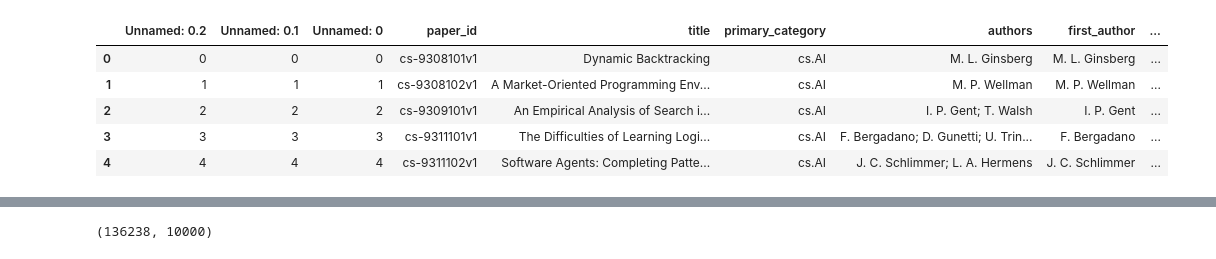
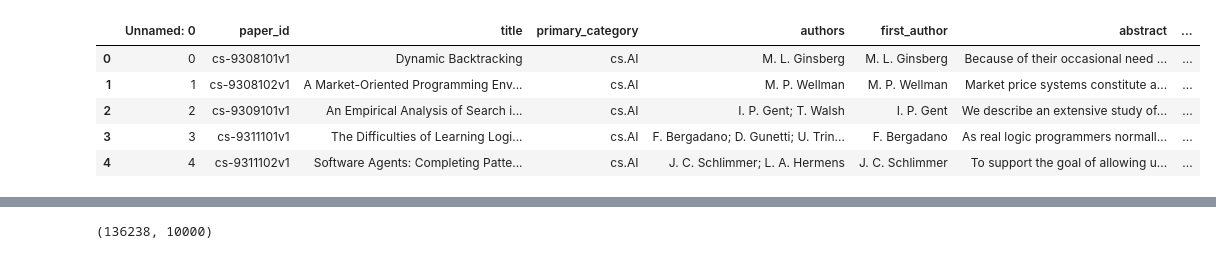
Before and after one commit to dduhC/ML-Project, a Jupyter notebook: LTR.ipynb, the cells around one changed output, grey strips where cells are left out. Saved outputs shown, nothing was run; the diff lists cells and outputs as text; code cells hidden in the pictures.

```diff
--- a/LTR.ipynb
+++ b/LTR.ipynb
@@ -6,12 +22,13 @@ from preprocess import TextPreprocessor, create_data_input
 # %%
-df = pd.read_csv('arxiv_dataset/train.csv')
+#df = pd.read_csv('arxiv_dataset/train.csv')
+df = pd.read_csv('C:/Users/huywz/Downloads/arxiv_dataset-20260616T015402Z-3-001/arxiv_dataset/train.csv')
 df.head()
 # %% [output]
-|  | Unnamed: 0.2 | Unnamed: 0.1 | Unnamed: 0 | paper_id | title | primary_category | authors | first_author | ... |
-| 0 | 0 | 0 | 0 | cs-9308101v1 | Dynamic Backtracking | cs.AI | M. L. Ginsberg | M. L. Ginsberg | ... |
-| 1 | 1 | 1 | 1 | cs-9308102v1 | A Market-Oriented Programming Env... | cs.AI | M. P. Wellman | M. P. Wellman | ... |
-| 2 | 2 | 2 | 2 | cs-9309101v1 | An Empirical Analysis of Search i... | cs.AI | I. P. Gent; T. Walsh | I. P. Gent | ... |
-| 3 | 3 | 3 | 3 | cs-9311101v1 | The Difficulties of Learning Logi... | cs.AI | F. Bergadano; D. Gunetti; U. Trin... | F. Bergadano | ... |
-| 4 | 4 | 4 | 4 | cs-9311102v1 | Software Agents: Completing Patte... | cs.AI | J. C. Schlimmer; L. A. Hermens | J. C. Schlimmer | ... |
+|  | Unnamed: 0 | paper_id | title | primary_category | authors | first_author | abstract | ... |
+| 0 | 0 | cs-9308101v1 | Dynamic Backtracking | cs.AI | M. L. Ginsberg | M. L. Ginsberg | Because of their occasional need ... | ... |
+| 1 | 1 | cs-9308102v1 | A Market-Oriented Programming Env... | cs.AI | M. P. Wellman | M. P. Wellman | Market price systems constitute a... | ... |
+| 2 | 2 | cs-9309101v1 | An Empirical Analysis of Search i... | cs.AI | I. P. Gent; T. Walsh | I. P. Gent | We describe an extensive study of... | ... |
+| 3 | 3 | cs-9311101v1 | The Difficulties of Learning Logi... | cs.AI | F. Bergadano; D. Gunetti; U. Trin... | F. Bergadano | As real logic programmers normall... | ... |
+| 4 | 4 | cs-9311102v1 | Software Agents: Completing Patte... | cs.AI | J. C. Schlimmer; L. A. Hermens | J. C. Schlimmer | To support the goal of allowing u... | ... |
 # %%
 sbert_embeddings = np.load('arxiv_dataset/SBERTEmbeddings_final.npy')
```
Also changed, not shown: parts of 5 cells of this notebook, 1 other file.
